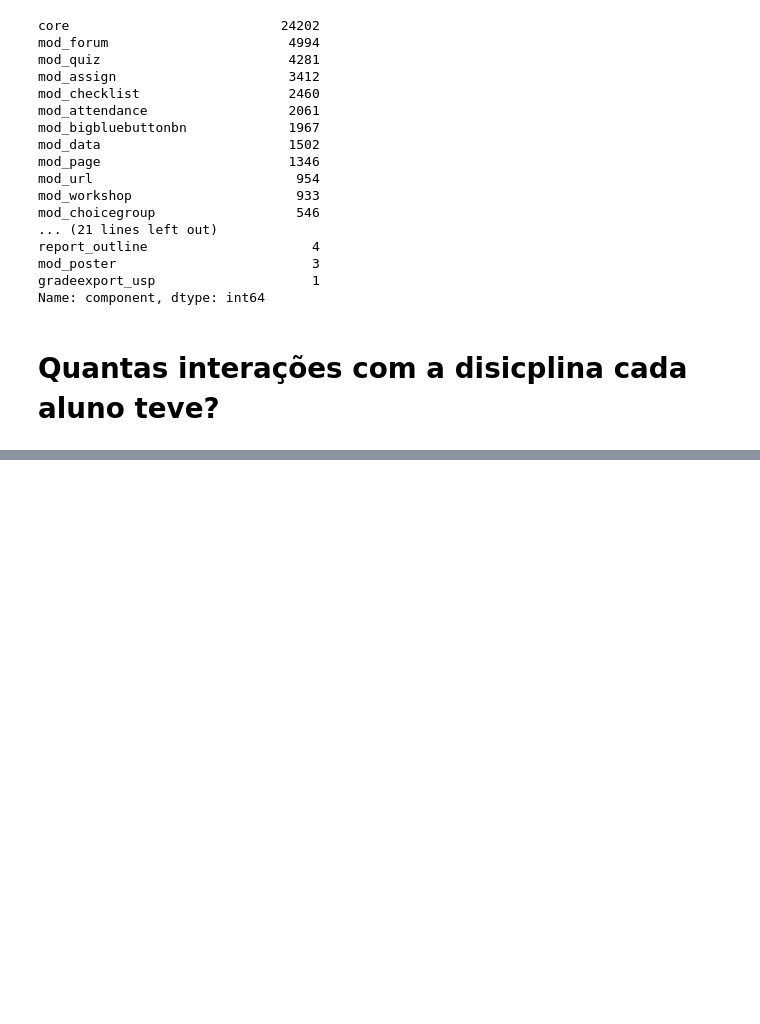
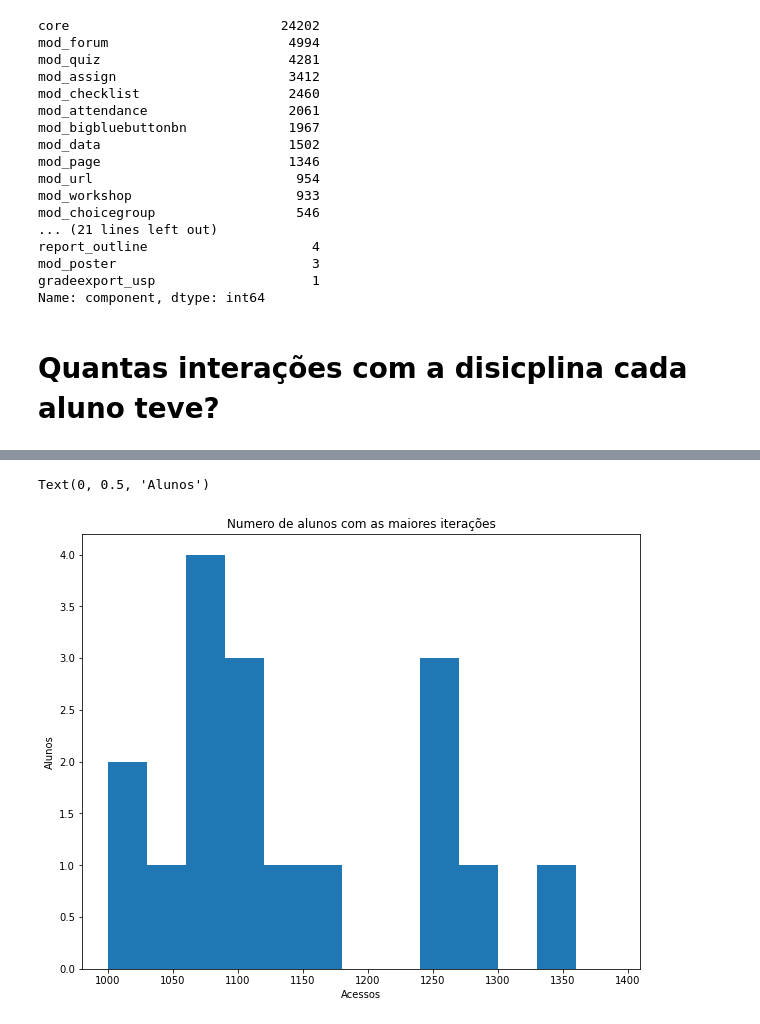
Before and after one commit to gustavo-ifusp/edisc-analytics, a Jupyter notebook: analiseengajamento.ipynb, the cells around one changed output, grey strips where cells are left out. Drawn from its saved outputs; the diff is of its cells as text; code cells hidden in the pictures; blank space fills up the shorter version.

```diff
--- a/analiseengajamento.ipynb
+++ b/analiseengajamento.ipynb
@@ -79,0 +114,10 @@ intera.sort_values(by='Acessos',ascending=False)[:N].plot(kind='barh')
+# %%
+Acessos = filtrado3['Acessos']
+plt.figure(figsize=(10, 8))
+plt.hist(Acessos, bins=range(1000, 1400,30))
+plt.title('Numero de alunos com as maiores iterações')
+plt.xlabel('Acessos')
+plt.ylabel('Alunos')
+# %% [output]
+Text(0, 0.5, 'Alunos')
+[figure, added]
```
Also changed, not shown: parts of 10 cells of this notebook.
